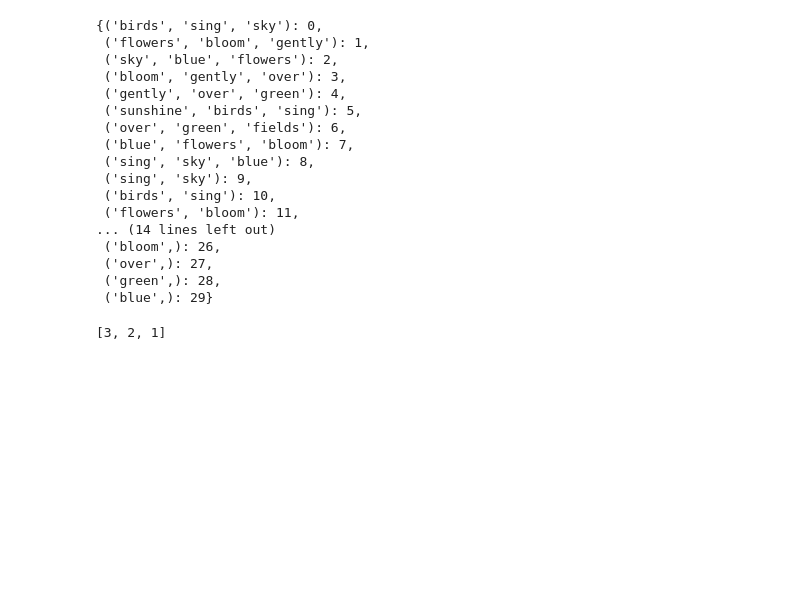
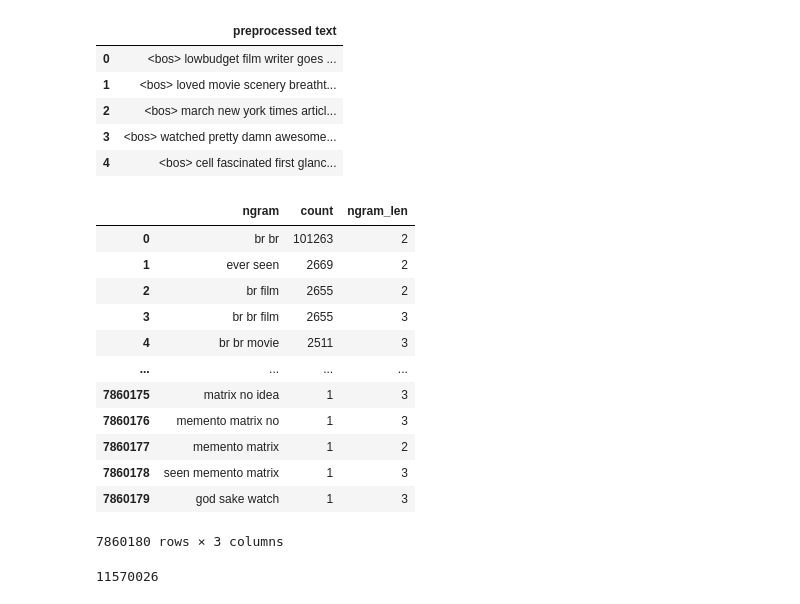
Before and after one commit to Argen7umCode/green_atom, a Jupyter notebook: notebooks/n_grams.ipynb, the cells around one changed output. Saved outputs shown, nothing was run; the diff lists cells and outputs as text; code cells hidden in the pictures; blank space fills up the shorter version.

Commit message:
analyzing n-grams in corpus

```diff
--- a/notebooks/n_grams.ipynb
+++ b/notebooks/n_grams.ipynb
@@ -56,29 +24,13 @@ tokens
-# %%
-token_dict = {
-    token : i for i, token in enumerate(tokens)
-}
-token_dict
-# %% [output]
-{('birds', 'sing', 'sky'): 0,
- ('flowers', 'bloom', 'gently'): 1,
- ('sky', 'blue', 'flowers'): 2,
- ('bloom', 'gently', 'over'): 3,
- ('gently', 'over', 'green'): 4,
- ('sunshine', 'birds', 'sing'): 5,
- ('over', 'green', 'fields'): 6,
- ('blue', 'flowers', 'bloom'): 7,
- ('sing', 'sky', 'blue'): 8,
- ('sing', 'sky'): 9,
- ('birds', 'sing'): 10,
- ('flowers', 'bloom'): 11,
-... (14 lines left out)
- ('bloom',): 26,
- ('over',): 27,
- ('green',): 28,
- ('blue',): 29}
-# %%
-lengths_of_tokens = sorted(set(len(token) for token in tokens), reverse=True)
-for n_gram_length in lengths_of_tokens:
-    for win in
-# %% [output]
-[3, 2, 1]
+# %%
+df = pd.read_csv('../data/processed_data.csv')
+# %%
+sample_df = df.sample(frac=1).iloc[:].reset_index()
+sample_df.drop(sample_df.columns[:-1], axis=1, inplace=True)
+sample_df.head()
+# %% [output]
+|  | preprocessed text |
+| 0 | <bos> lowbudget film writer goes ... |
+| 1 | <bos> loved movie scenery breatht... |
+| 2 | <bos> march new york times articl... |
+| 3 | <bos> watched pretty damn awesome... |
+| 4 | <bos> cell fascinated first glanc... |
@@ -84,0 +56,20 @@ for n_gram_length in lengths_of_tokens:
+# %%
+non_unigrams_counter
+# %% [output]
+|  | ngram | count | ngram_len |
+| 0 | br br | 101263 | 2 |
+| 1 | ever seen | 2669 | 2 |
+| 2 | br film | 2655 | 2 |
+| 3 | br br film | 2655 | 3 |
+| 4 | br br movie | 2511 | 3 |
+| ... | ... | ... | ... |
+| 7860175 | matrix no idea | 1 | 3 |
+| 7860176 | memento matrix no | 1 | 3 |
+| 7860177 | memento matrix | 1 | 2 |
+| 7860178 | seen memento matrix | 1 | 3 |
+| 7860179 | god sake watch | 1 | 3 |
+7860180 rows × 3 columns
+# %%
+non_unigrams_counter['count'].sum()
+# %% [output]
+11570026
```
Also changed, not shown: parts of 18 cells of this notebook.
